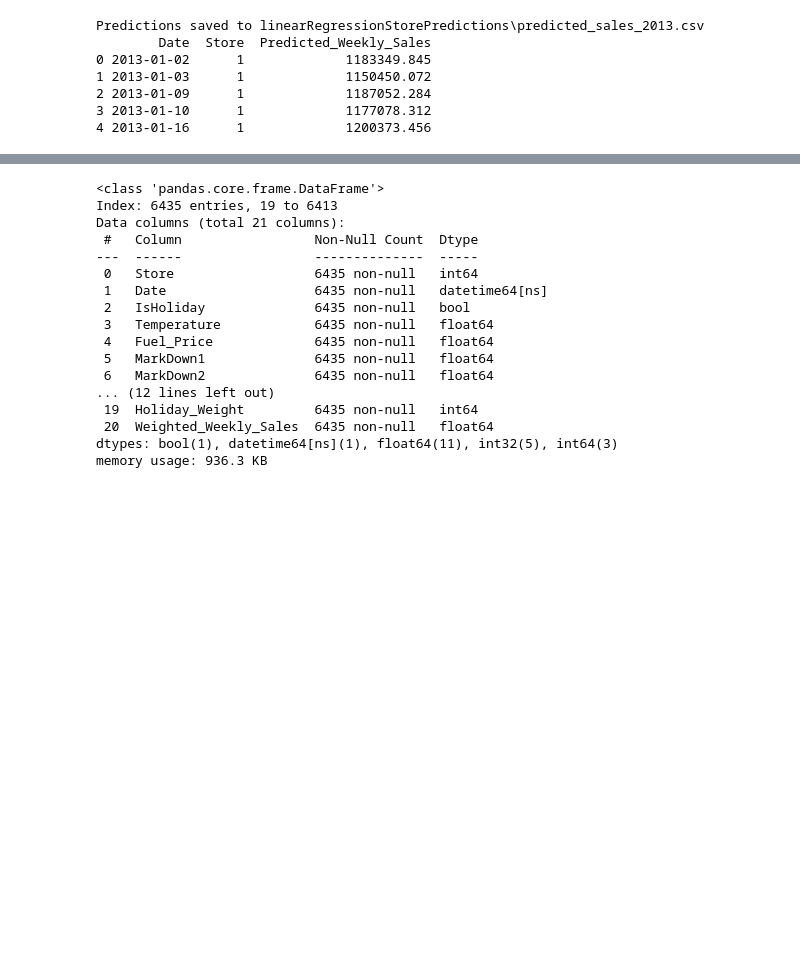
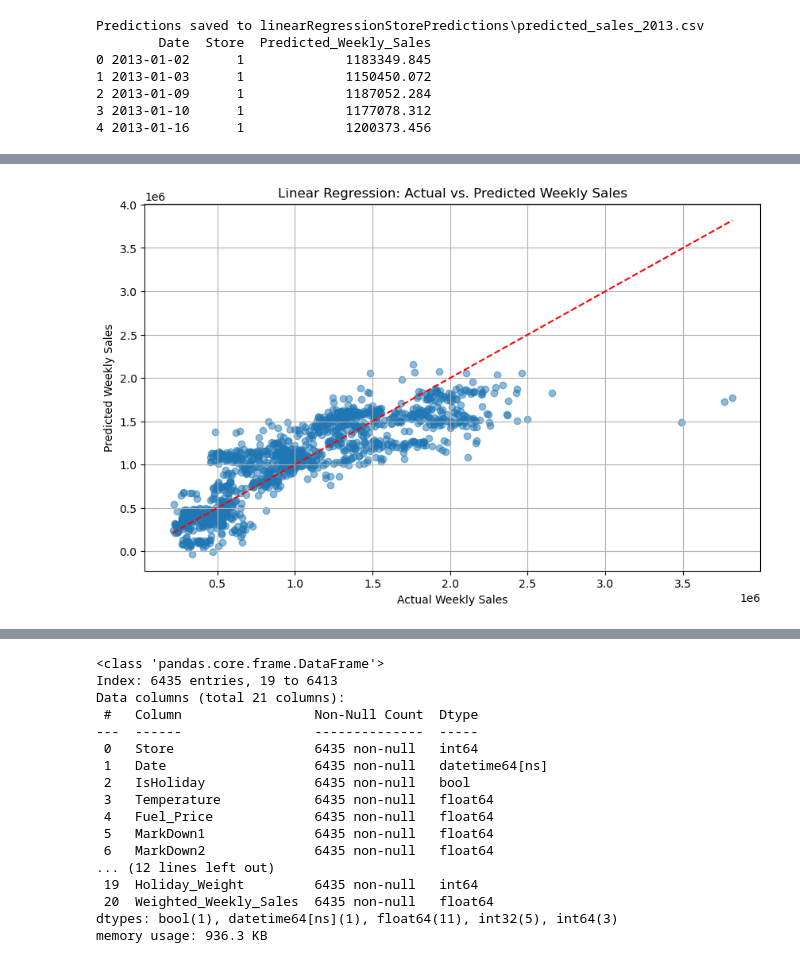
Before and after one commit to MarshallW11/MLProject, a Jupyter notebook: MLProjectV2.ipynb, the cells around one changed output, grey strips where cells are left out. Saved outputs shown, nothing was run; the diff lists cells and outputs as text; code cells hidden in the pictures; blank space fills up the shorter version.

```diff
--- a/MLProjectV2.ipynb
+++ b/MLProjectV2.ipynb
@@ -451,3 +451,86 @@ Predictions saved to linearRegressionStorePredictions\predicted_sales_2013.csv
 2 2013-01-09      1             1187052.284
 3 2013-01-10      1             1177078.312
 4 2013-01-16      1             1200373.456
+# %%
+#lasso model
+from sklearn.model_selection import train_test_split, GridSearchCV, StratifiedGroupKFold
+from sklearn.linear_model import LinearRegression, Lasso
+from sklearn.cluster import KMeans
+from sklearn.ensemble import RandomForestRegressor
+from sklearn.metrics import mean_squared_error, r2_score
+from sklearn.preprocessing import LabelEncoder, StandardScaler
+import matplotlib.pyplot as plt
+import numpy as np
+import pandas as pd
+
+# Prepare data for Linear Regression and Lasso Regression
+X_lr_lasso = merged_df.drop(columns=['Date', 'Weekly_Sales', 'DayOfWeek', 'Weighted_Weekly_Sales'])
+y_lr_lasso = merged_df['Weekly_Sales']
+
+label_encoder = LabelEncoder()
+X_lr_lasso['Type'] = label_encoder.fit_transform(X_lr_lasso['Type'])
+X_lr_lasso['IsHoliday'] = label_encoder.fit_transform(X_lr_lasso['IsHoliday'])
+
+scaler = StandardScaler()
+X_lr_lasso_scaled = scaler.fit_transform(X_lr_lasso)
+
+# Splitting the data
+x_train_lr_lasso, x_test_lr_lasso, y_train_lr_lasso, y_test_lr_lasso = train_test_split(
+    X_lr_lasso, y_lr_lasso, test_size=0.2, random_state=42
+)
+
+### Linear Regression
+linear_regression_model = LinearRegression()
+linear_regression_model.fit(x_train_lr_lasso, y_train_lr_lasso)
+y_pred_lr = linear_regression_model.predict(x_test_lr_lasso)
+
+mse_lr = mean_squared_error(y_test_lr_lasso, y_pred_lr)
+r2_lr = r2_score(y_test_lr_lasso, y_pred_lr)
+
+print("Linear Regression")
+print(f"Mean Squared Error: {mse_lr}")
+print(f"R-squared: {r2_lr}")
+
+plt.figure(figsize=(10, 6))
+plt.scatter(y_test_lr_lasso, y_pred_lr, alpha=0.5)
+plt.plot([y_test_lr_lasso.min(), y_test_lr_lasso.max()], [y_test_lr_lasso.min(), y_test_lr_lasso.max()], 'r--')
+plt.xlabel("Actual Weekly Sales")
+plt.ylabel("Predicted Weekly Sales")
+plt.title("Linear Regression: Actual vs. Predicted Weekly Sales")
+plt.grid(True)
+plt.show()
+
+### Lasso Regression with Grid Search
+param_grid = {'alpha': [0.01, 0.1, 1, 10, 100]}
+grid_search = GridSearchCV(Lasso(max_iter=10000), param_grid, cv=5, scoring='neg_mean_squared_error')
+grid_search.fit(scaler.fit_transform(x_train_lr_lasso), y_train_lr_lasso)
+
+# Retrieve the best alpha
+best_alpha = grid_search.best_params_['alpha']
+print(f"Best alpha for Lasso: {best_alpha}")
+
+# Train Lasso model with the best alpha
+lasso = Lasso(alpha=best_alpha, max_iter=10000)
+lasso.fit(scaler.fit_transform(x_train_lr_lasso), y_train_lr_lasso)
+
+# Predict on the test set
+y_pred_lasso = lasso.predict(scaler.transform(x_test_lr_lasso))
+
+# Evaluate the model
+mse_lasso = mean_squared_error(y_test_lr_lasso, y_pred_lasso)
+r2_lasso = r2_score(y_test_lr_lasso, y_pred_lasso)
+
+print("Lasso Regression")
+print(f"Mean Squared Error: {mse_lasso:.2f}")
+print(f"R-squared: {r2_lasso:.2f}")
+
+plt.figure(figsize=(10, 6))
+plt.scatter(y_test_lr_lasso, y_pred_lasso, alpha=0.5, label="Predicted")
+plt.plot([y_test_lr_lasso.min(), y_test_lr_lasso.max()], [y_test_lr_lasso.min(), y_test_lr_lasso.max()], 'r--', label="Perfect Prediction Line")
+plt.xlabel("Actual Weekly Sales")
+plt.ylabel("Predicted Weekly Sales")
+plt.title("Lasso Regression: Actual vs. Predicted Weekly Sales")
+plt.legend()
+plt.grid(True)
+plt.show()
+# %% [output]
@@ -453,0 +540 @@ Predictions saved to linearRegressionStorePredictions\predicted_sales_2013.csv
+[figure, added]
```
Also changed, not shown: parts of 8 cells of this notebook.
